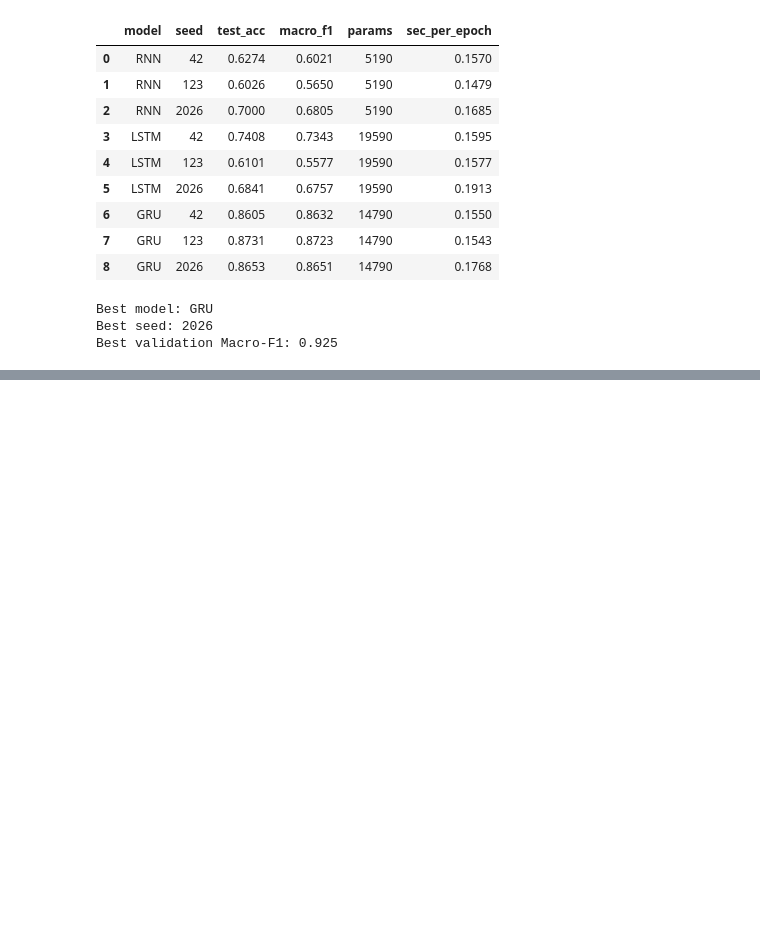
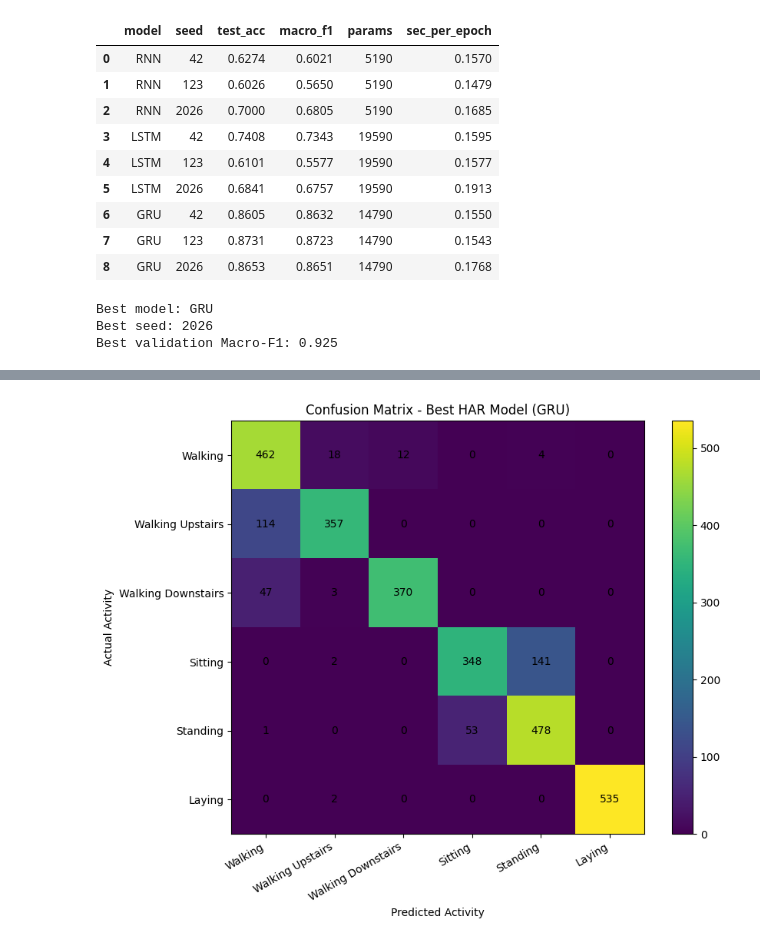
Before and after one commit to GUNJANSUMAN/accomadationfeedback, a Jupyter notebook: assgn_dnn.ipynb, the cells around one changed output, grey strips where cells are left out. Saved outputs shown, nothing was run; the diff lists cells and outputs as text; code cells hidden in the pictures; blank space fills up the shorter version.

```diff
--- a/assgn_dnn.ipynb
+++ b/assgn_dnn.ipynb
@@ -1712,0 +1829,40 @@ Best validation Macro-F1: 0.925
+# %%
+
+# Section 5.6(c) - Plot Best Model Confusion Matrix
+
+plt.figure(figsize=(9, 7))
+
+plt.imshow(cm, interpolation="nearest")
+plt.colorbar()
+
+plt.xticks(
+    np.arange(NUM_CLASSES),
+    CLASS_NAMES,
+    rotation=30,
+    ha="right"
+)
+
+plt.yticks(np.arange(NUM_CLASSES), CLASS_NAMES)
+
+plt.xlabel("Predicted Activity")
+plt.ylabel("Actual Activity")
+
+plt.title("Confusion Matrix - Best HAR Model (GRU)")
+
+# Display observation counts inside each cell
+for i in range(NUM_CLASSES):
+    for j in range(NUM_CLASSES):
+        plt.text(j, i, str(cm[i, j]), ha="center", va="center")
+
+plt.tight_layout()
+
+# Save figure for the final report
+plt.savefig(
+    FIGURES_DIR / "har_best_model_confusion_matrix.png",
+    dpi=300,
+    bbox_inches="tight"
+)
+
+plt.show()
+# %% [output]
+[figure, added]
```
Also changed, not shown: parts of 4 cells of this notebook.
